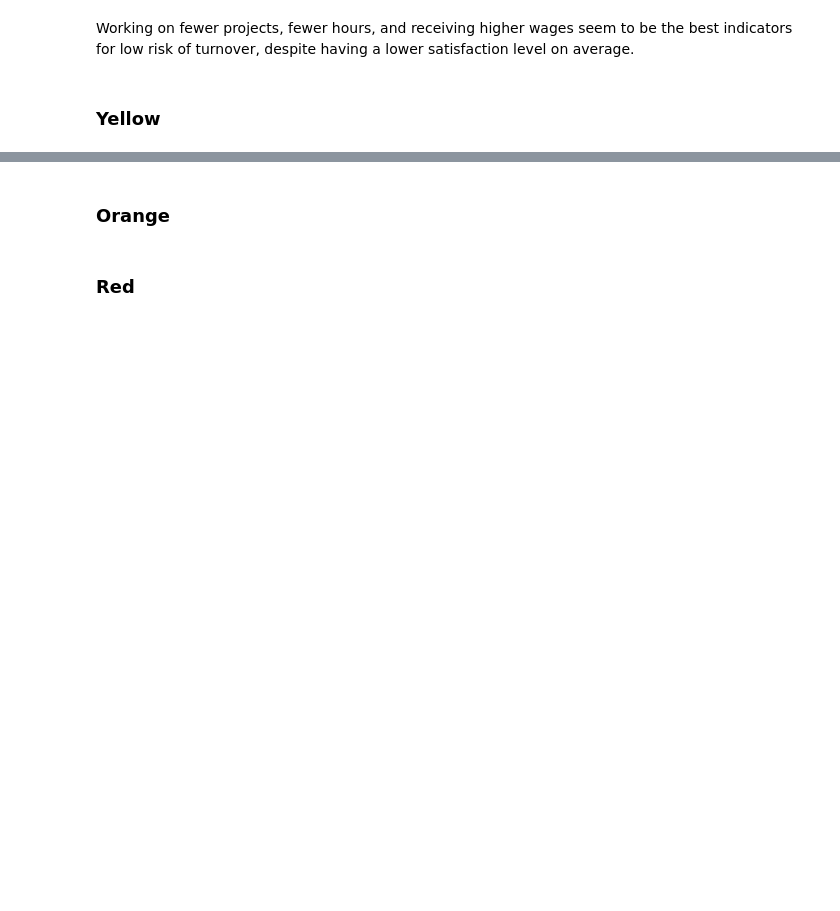
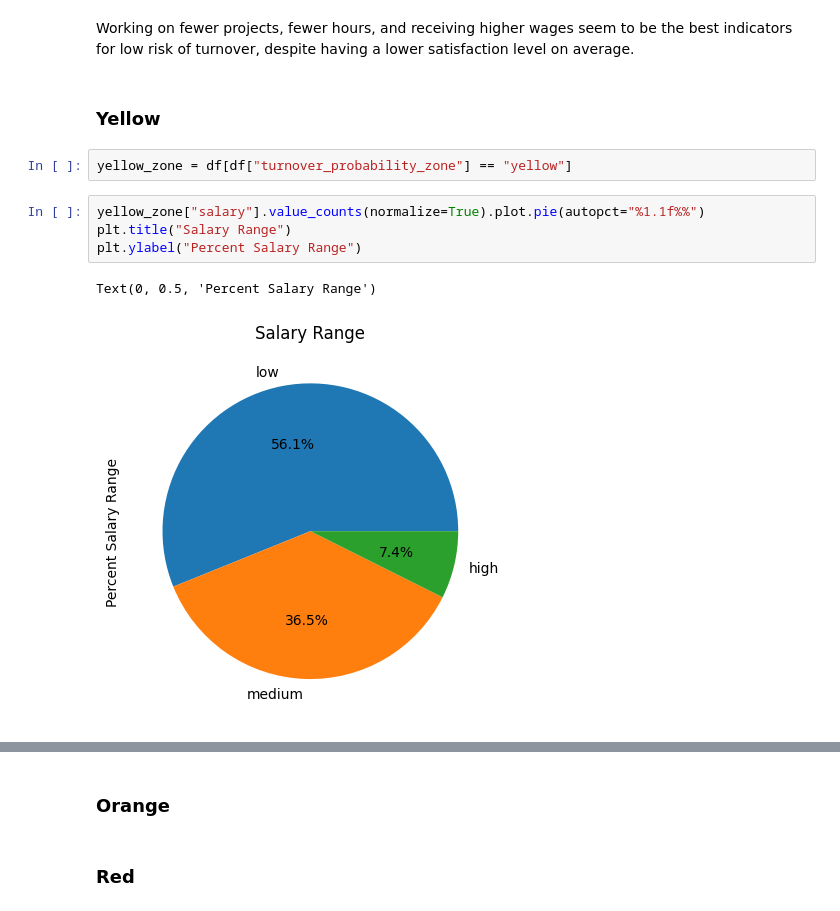
Before and after one commit to kitsbits/aiml, a Jupyter notebook: ml-core/project/ml_project.ipynb, the cells around one changed output, grey strips where cells are left out. Saved outputs shown, nothing was run; the diff lists cells and outputs as text; blank space fills up the shorter version.

```diff
--- a/ml-core/project/ml_project.ipynb
+++ b/ml-core/project/ml_project.ipynb
@@ -759,3 +790,12 @@ plt.xticks(rotation=45)
 Working on fewer projects, fewer hours, and receiving higher wages seem to be the best indicators for low risk of turnover, despite having a lower satisfaction level on average.
 # %% [markdown]
 ### Yellow
+# %%
+yellow_zone = df[df["turnover_probability_zone"] == "yellow"]
+# %%
+yellow_zone["salary"].value_counts(normalize=True).plot.pie(autopct="%1.1f%%")
+plt.title("Salary Range")
+plt.ylabel("Percent Salary Range")
+# %% [output]
+Text(0, 0.5, 'Percent Salary Range')
+[figure, added]
```
Also changed, not shown: parts of 32 cells of this notebook.
